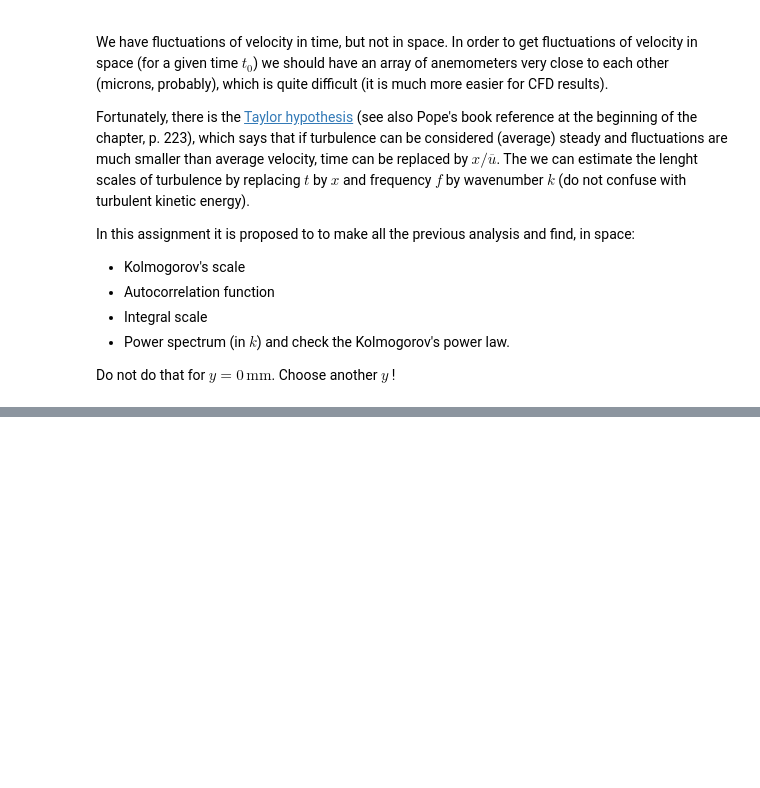
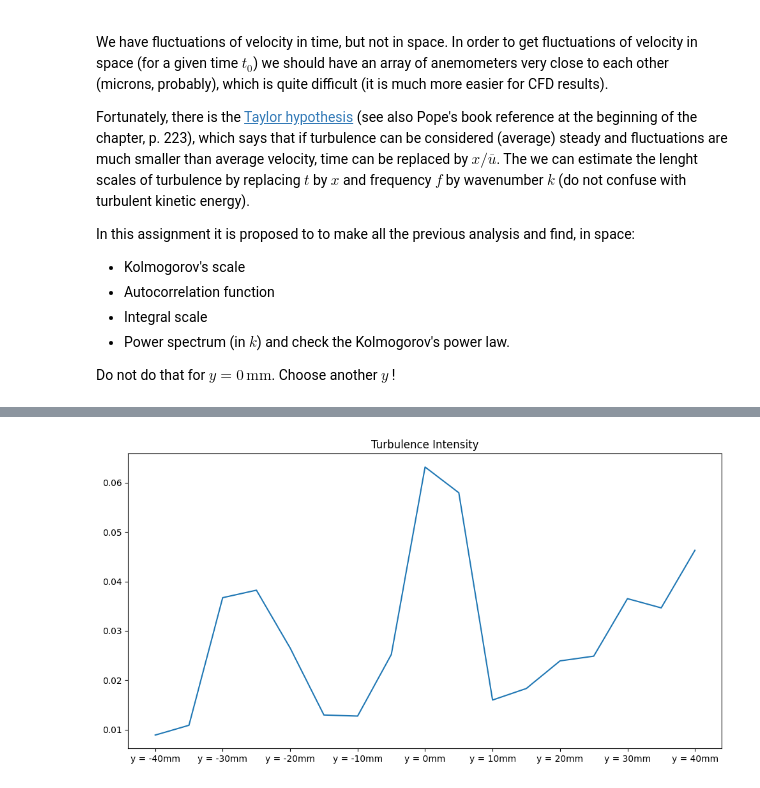
Before and after one commit to Biel-PS/AdvancedFluidMechanics, a Jupyter notebook: 3-Turbulence/Assignment3.ipynb, the cells around one changed output, grey strips where cells are left out. Saved outputs shown, nothing was run; the diff lists cells and outputs as text; code cells hidden in the pictures; blank space fills up the shorter version.

```diff
--- a/3-Turbulence/Assignment3.ipynb
+++ b/3-Turbulence/Assignment3.ipynb
@@ -15,0 +93,6 @@ Do not do that for $y = 0 \,\text{mm}$. Choose another $y$ !
+# %%
+turbIntensity = statData.loc["std"]/statData.loc["mean"]
+turbIntensity.plot(title="Turbulence Intensity",figsize=(12, 6))
+turbVelFluct = turbulenceData-statData.loc["mean"]
+# %% [output]
+[figure, added]
```
Also changed, not shown: parts of 24 cells of this notebook.
